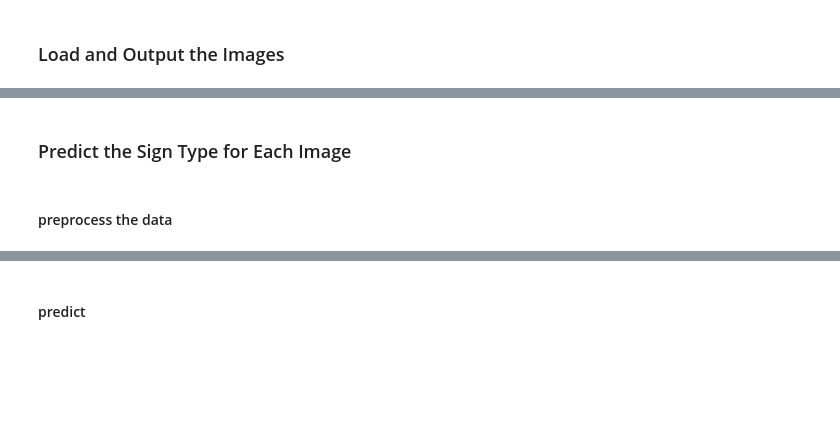
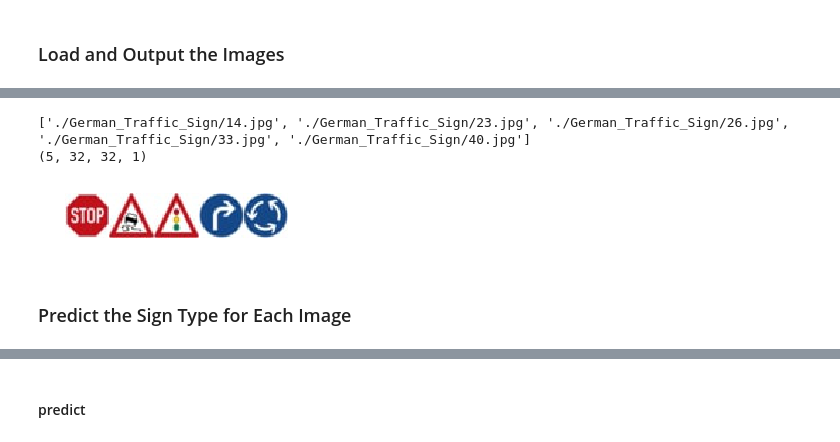
Before and after one commit to junjiel/CarND-Traffic-Sign-Classifier-Project, a Jupyter notebook: Traffic_Sign_Classifier.ipynb, the cells around one changed output, grey strips where cells are left out. Saved outputs shown, nothing was run; the diff lists cells and outputs as text; code cells hidden in the pictures; blank space fills up the shorter version.

```diff
--- a/Traffic_Sign_Classifier.ipynb
+++ b/Traffic_Sign_Classifier.ipynb
@@ -213,7 +305,7 @@ sets imply underfitting. A high accuracy on the training set but low accuracy on
 ### Once a final model architecture is selected,
 ### the accuracy on the test set should be calculated and reported as well.
 ### Feel free to use as many code cells as needed.
-rate = 0.001
+rate = 0.0005
 
 logits = LeNet(x)
 cross_entropy = tf.nn.softmax_cross_entropy_with_logits(labels=one_hot_y, logits=logits)
@@ -234,26 +326,29 @@ def evaluate(X_data, y_data):
     sess = tf.get_default_session()
     for offset in range(0, num_examples, BATCH_SIZE):
         batch_x, batch_y = X_data[offset:offset+BATCH_SIZE], y_data[offset:offset+BATCH_SIZE]
-        accuracy = sess.run(accuracy_operation, feed_dict={x: batch_x, y: batch_y})
+        accuracy = sess.run(accuracy_operation, feed_dict={x: batch_x, y: batch_y, keep_prob:1.0, keep_prob2:1.0})
         total_accuracy += (accuracy * len(batch_x))
     return total_accuracy / num_examples
 # %% [markdown]
 ### Train the model
 # %%
+from sklearn.utils import shuffle
+
 with tf.Session() as sess:
     sess.run(tf.global_variables_initializer())
-    num_examples = len(X_train)
+    num_examples = len(X_train_norm)
 
     print("Training...")
     print()
     for i in range(EPOCHS):
-        X_train, y_train = shuffle(X_train, y_train)
+        X_train_norm, y_train = shuffle(X_train_norm, y_train)
         for offset in range(0, num_examples, BATCH_SIZE):
             end = offset + BATCH_SIZE
-            batch_x, batch_y = X_train[offset:end], y_train[offset:end]
-            sess.run(training_operation, feed_dict={x: batch_x, y: batch_y})
+            batch_x, batch_y = X_train_norm[offset:end], y_train[offset:end]
+            sess.run(training_operation, feed_dict={x: batch_x, y: batch_y, keep_prob:0.6, keep_prob2:0.7})
 
-        validation_accuracy = evaluate(X_validation, y_validation)
+
+        validation_accuracy = evaluate(X_valid_norm, y_valid)
         print("EPOCH {} ...".format(i+1))
         print("Validation Accuracy = {:.3f}".format(validation_accuracy))
         print()
@@ -346,8 +401,40 @@ Text(0.5,1,'slippery')
+# %%
+### Load the images and plot them here.
+### Feel free to use as many code cells as needed.
+import os
+import cv2
+import glob
+from PIL import Image
+import matplotlib.pyplot as plt
+import matplotlib.image as mpimg
+import numpy as np
+import tensorflow as tf
+
+
+
+fig, axs = plt.subplots(1,5, figsize=(4, 2))
+fig.subplots_adjust(hspace = .2, wspace=.001)
+axs = axs.ravel()
+
+my_images = []
+print(sorted(glob.glob('./German_Traffic_Sign/*.jpg')))
+for i, img in enumerate(sorted(glob.glob('./German_Traffic_Sign/*.jpg'))):
+    image = cv2.imread(img)
+    axs[i].axis('off')
+    axs[i].imshow(cv2.cvtColor(image, cv2.COLOR_BGR2RGB))
+    my_images.append(image)
+
+
+my_images_normalized=pre_process(my_images)
+my_labels = np.array([14, 23, 26, 33, 40])
+print(my_images_normalized.shape)
+# %% [output]
+['./German_Traffic_Sign/14.jpg', './German_Traffic_Sign/23.jpg', './German_Traffic_Sign/26.jpg', './German_Traffic_Sign/33.jpg', './German_Traffic_Sign/40.jpg']
+(5, 32, 32, 1)
+[figure, added]
 # %% [markdown]
 ### Predict the Sign Type for Each Image
 # %%
 ### Run the predictions here and use the model to output the prediction for each image.
 ### Make sure to pre-process the images with the same pre-processing pipeline used earlier.
 ### Feel free to use as many code cells as needed.
-# %% [markdown]
-#### preprocess the data
```
Also changed, not shown: parts of 16 cells of this notebook, 9 other files.
